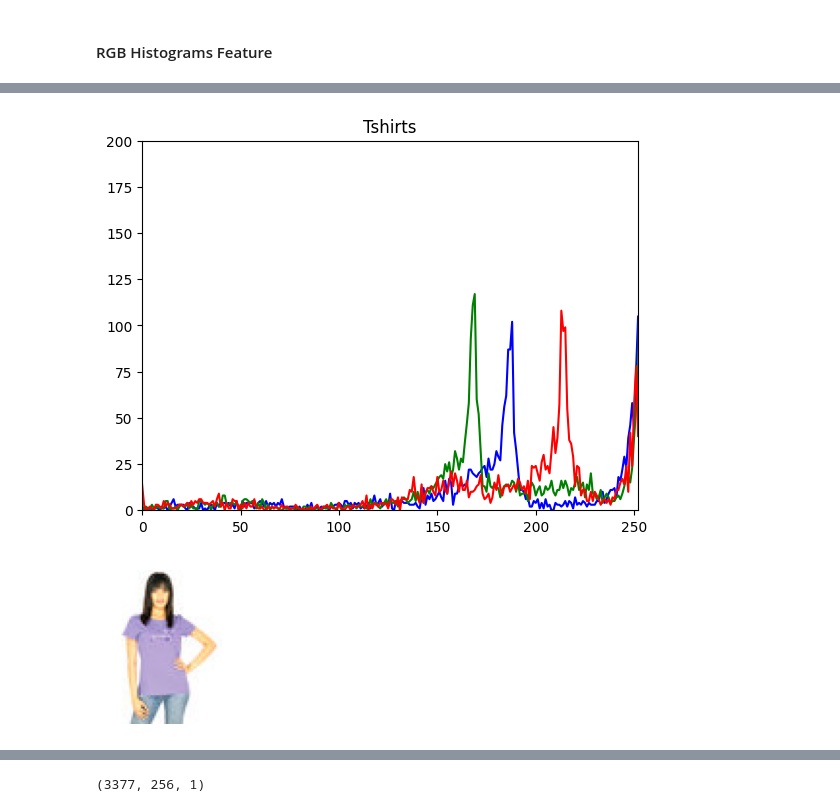
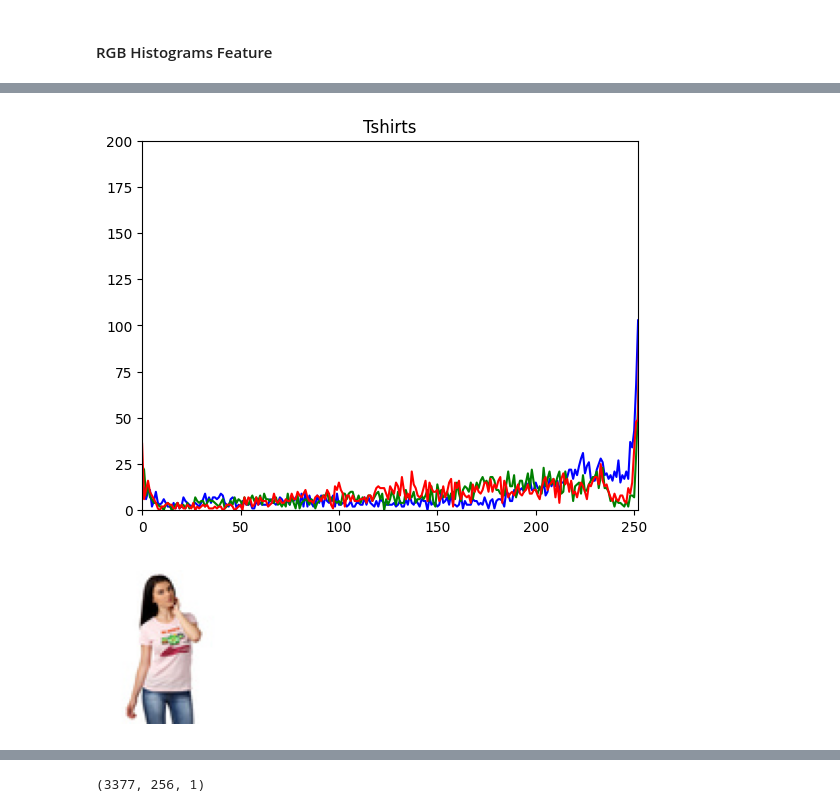
Before and after one commit to W281/W281-FashionClassification, a Jupyter notebook: Final_Project_W281.ipynb, the cells around one changed output, grey strips where cells are left out. Cells and saved outputs as stored; diff of their text form; code cells hidden in the pictures.

```diff
--- a/Final_Project_W281.ipynb
+++ b/Final_Project_W281.ipynb
@@ -917,13 +919,13 @@ print_img(df['image'][df["articleType"]=="Pants"].iloc[pant_idx])
 # %%
 # plot individual tshirt - cherry pick a sample image and validate RBG intensity matches image
-tshirt_idx = 1
+tshirt_idx = 15
 rbg_hist_df_tshirts = rgb_hist_feature(df['image'][df["articleType"]=="Tshirts"].iloc[tshirt_idx],
                                        label="Tshirts")
 print()
 print_img(df['image'][df["articleType"]=="Tshirts"].iloc[tshirt_idx])
 # %% [output]
-[figure, old version]
+[figure, new version]
-[figure, old version]
+[figure, new version]
 # %%
 # plot individual watch - cherry pick a sample image and validate RBG intensity matches image
 watches_idx = 5
```
Also changed, not shown: parts of 33 cells of this notebook.
